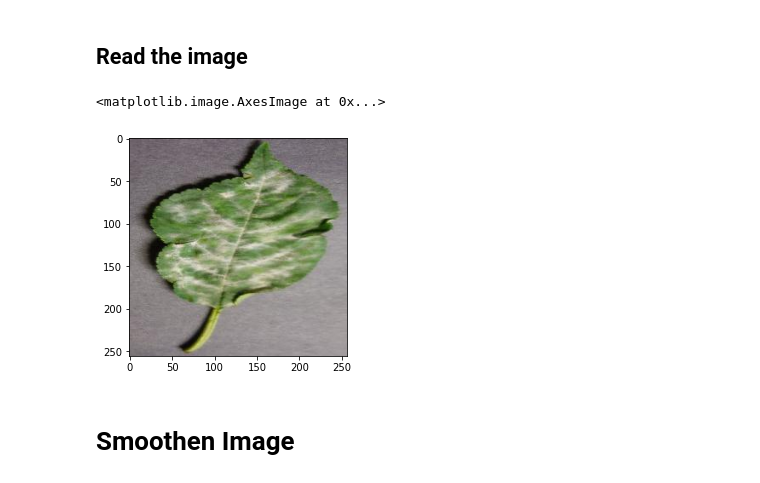
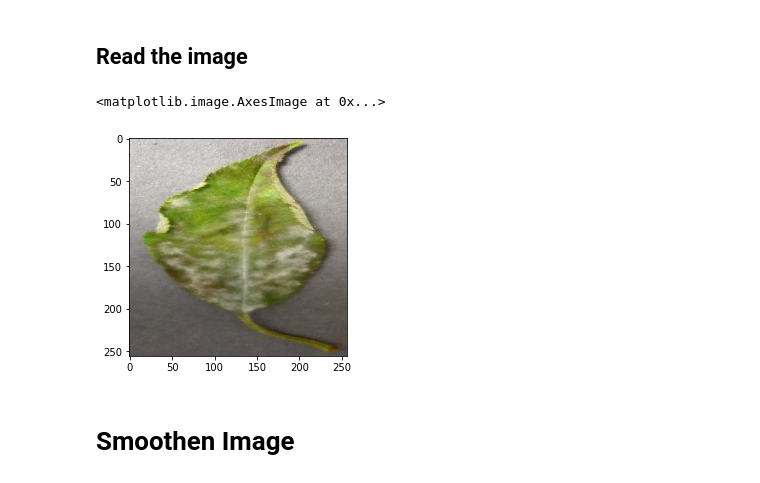
Before and after one commit to ascii-monk123/PhytoMonk, a Jupyter notebook: Notebooks/Detection/Powdery Mildew Detection.ipynb, the cells around one changed output. Drawn from its saved outputs; the diff is of its cells as text; code cells hidden in the pictures.

```diff
--- a/Notebooks/Detection/Powdery Mildew Detection.ipynb
+++ b/Notebooks/Detection/Powdery Mildew Detection.ipynb
@@ -7,13 +7,13 @@ import seaborn as sns
 <h2> Read the image</h2>
 # %%
 folderPath = "./cherry_powdery_mildew"
-imageNo = 37
+imageNo = 120
 
 image = cv2.cvtColor(cv2.imread(f'{folderPath}/{imageNo}.jpg'), cv2.COLOR_BGR2RGB)
 plt.imshow(image)
 # %% [output]
 <matplotlib.image.AxesImage at 0x...>
-[figure, old version]
+[figure, new version]
 # %% [markdown]
 <h1> Smoothen Image </h1>
 # %%
```
Also changed, not shown: parts of 20 cells of this notebook.
